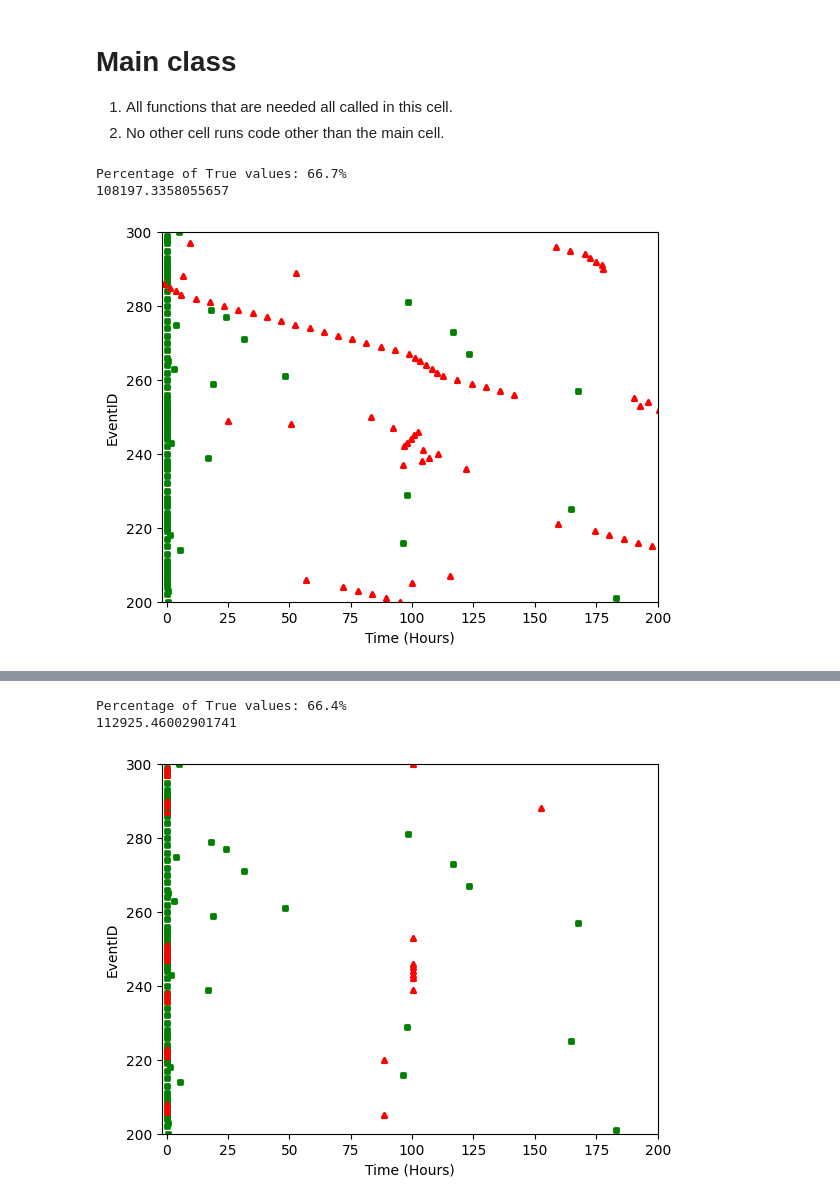
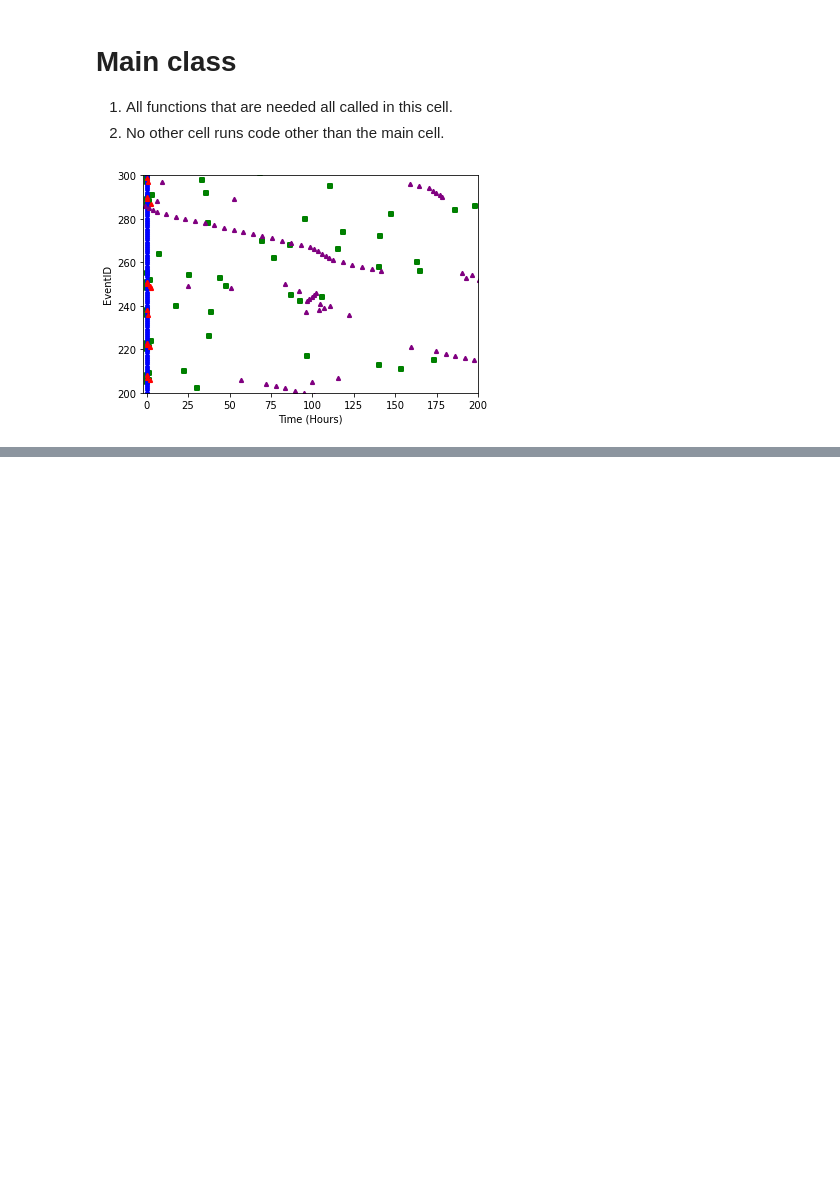
Before and after one commit to yuhsuanlintue/2IOI0_G6, a Jupyter notebook: Jnote.ipynb, the cells around one changed output, grey strips where cells are left out. Drawn from its saved outputs; the diff is of its cells as text; code cells hidden in the pictures; blank space fills up the shorter version.

Commit message:
plot for all time error models

```diff
--- a/Jnote.ipynb
+++ b/Jnote.ipynb
@@ -684,12 +747,11 @@ def error_model(predictor_path, prediction_activity, prediction_time):
 # %%
 # naive_estimators()
 # mode_estimators()
 # write_aggregation()
 # regression_estimator()
 # decision_tree_estimator()
-error_model('db/S3_Regression_Estimator.csv', 'S_3_activities', 'S_3_time')
-error_model('db/S2_Aggregation_Estimator.csv', 'S_2_Activity', 'S_2_Time')
+# error_model('db/S3_Regression_Estimator.csv', 'S_3_activities', 'S_3_time')
+# error_model('db/S2_Aggregation_Estimator.csv', 'S_2_Activity', 'S_2_Time')
+error_visualisation_time_all()
 # %% [output]
-Percentage of True values: 66.7%
-108197.3358055657
-[figure, old version]
+[figure, new version]
@@ -697,3 +757,0 @@ Percentage of True values: 66.7%
-Percentage of True values: 66.4%
-112925.46002901741
-[figure, removed]
```
Also changed, not shown: parts of 3 cells of this notebook.
